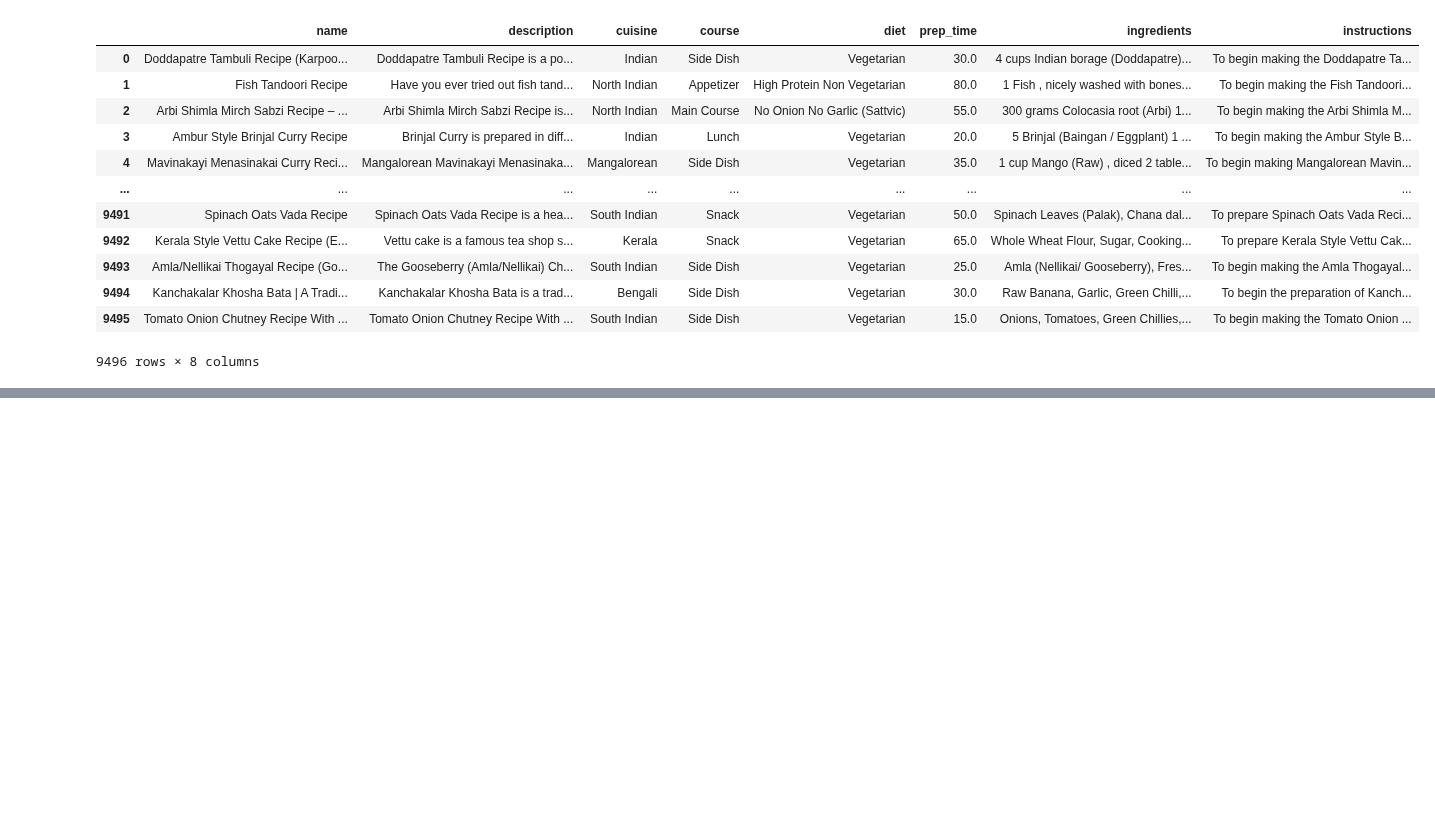
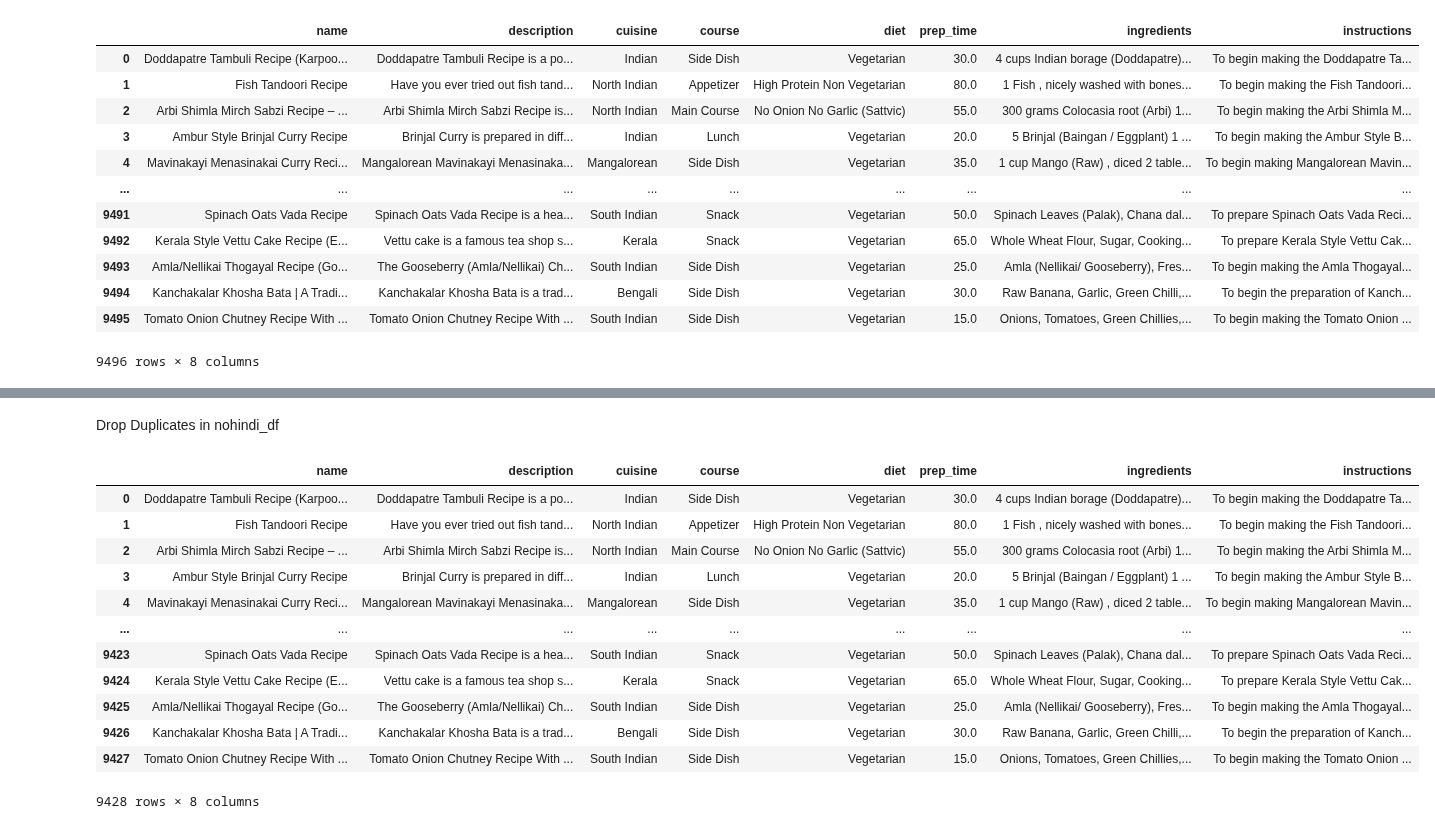
Before and after one commit to jonkerr/indian-food, a Jupyter notebook: merge_clean_recipe_data.ipynb, the cells around one changed output, grey strips where cells are left out. Saved outputs shown, nothing was run; the diff lists cells and outputs as text; code cells hidden in the pictures; blank space fills up the shorter version.

Commit message:
removed duplicates

```diff
--- a/merge_clean_recipe_data.ipynb
+++ b/merge_clean_recipe_data.ipynb
@@ -503,3 +509,8 @@ nohindi_df
 | 9494 | Kanchakalar Khosha Bata | A Tradi... | Kanchakalar Khosha Bata is a trad... | Bengali | Side Dish | Vegetarian | 30.0 | Raw Banana, Garlic, Green Chilli,... | To begin the preparation of Kanch... |
 | 9495 | Tomato Onion Chutney Recipe With ... | Tomato Onion Chutney Recipe With ... | South Indian | Side Dish | Vegetarian | 15.0 | Onions, Tomatoes, Green Chillies,... | To begin making the Tomato Onion ... |
 9496 rows × 8 columns
+# %%
+nohindi_df["cuisine"] =nohindi_df['cuisine'].str.replace('Gujarati \ufeff', 'Gujarati')
+nohindi_df["cuisine"] = nohindi_df['cuisine'].str.replace('Gujarati \\ufeff', 'Gujarati')
+
+nohindi_df["cuisine"].unique()
@@ -505,0 +534,20 @@ nohindi_df
+# %% [markdown]
+Drop Duplicates in nohindi_df
+# %%
+#drop 100% same recipes
+nohindi_nosame_df = nohindi_df.drop_duplicates().reset_index(drop=True)
+nohindi_nosame_df
+# %% [output]
+|  | name | description | cuisine | course | diet | prep_time | ingredients | instructions |
+| 0 | Doddapatre Tambuli Recipe (Karpoo... | Doddapatre Tambuli Recipe is a po... | Indian | Side Dish | Vegetarian | 30.0 | 4 cups Indian borage (Doddapatre)... | To begin making the Doddapatre Ta... |
+| 1 | Fish Tandoori Recipe | Have you ever tried out fish tand... | North Indian | Appetizer | High Protein Non Vegetarian | 80.0 | 1 Fish , nicely washed with bones... | To begin making the Fish Tandoori... |
+| 2 | Arbi Shimla Mirch Sabzi Recipe – ... | Arbi Shimla Mirch Sabzi Recipe is... | North Indian | Main Course | No Onion No Garlic (Sattvic) | 55.0 | 300 grams Colocasia root (Arbi) 1... | To begin making the Arbi Shimla M... |
+| 3 | Ambur Style Brinjal Curry Recipe | Brinjal Curry is prepared in diff... | Indian | Lunch | Vegetarian | 20.0 | 5 Brinjal (Baingan / Eggplant) 1 ... | To begin making the Ambur Style B... |
+| 4 | Mavinakayi Menasinakai Curry Reci... | Mangalorean Mavinakayi Menasinaka... | Mangalorean | Side Dish | Vegetarian | 35.0 | 1 cup Mango (Raw) , diced 2 table... | To begin making Mangalorean Mavin... |
+| ... | ... | ... | ... | ... | ... | ... | ... | ... |
+| 9423 | Spinach Oats Vada Recipe | Spinach Oats Vada Recipe is a hea... | South Indian | Snack | Vegetarian | 50.0 | Spinach Leaves (Palak), Chana dal... | To prepare Spinach Oats Vada Reci... |
+| 9424 | Kerala Style Vettu Cake Recipe (E... | Vettu cake is a famous tea shop s... | Kerala | Snack | Vegetarian | 65.0 | Whole Wheat Flour, Sugar, Cooking... | To prepare Kerala Style Vettu Cak... |
+| 9425 | Amla/Nellikai Thogayal Recipe (Go... | The Gooseberry (Amla/Nellikai) Ch... | South Indian | Side Dish | Vegetarian | 25.0 | Amla (Nellikai/ Gooseberry), Fres... | To begin making the Amla Thogayal... |
+| 9426 | Kanchakalar Khosha Bata | A Tradi... | Kanchakalar Khosha Bata is a trad... | Bengali | Side Dish | Vegetarian | 30.0 | Raw Banana, Garlic, Green Chilli,... | To begin the preparation of Kanch... |
+| 9427 | Tomato Onion Chutney Recipe With ... | Tomato Onion Chutney Recipe With ... | South Indian | Side Dish | Vegetarian | 15.0 | Onions, Tomatoes, Green Chillies,... | To begin making the Tomato Onion ... |
+9428 rows × 8 columns
```
Also changed, not shown: parts of 8 cells of this notebook.
